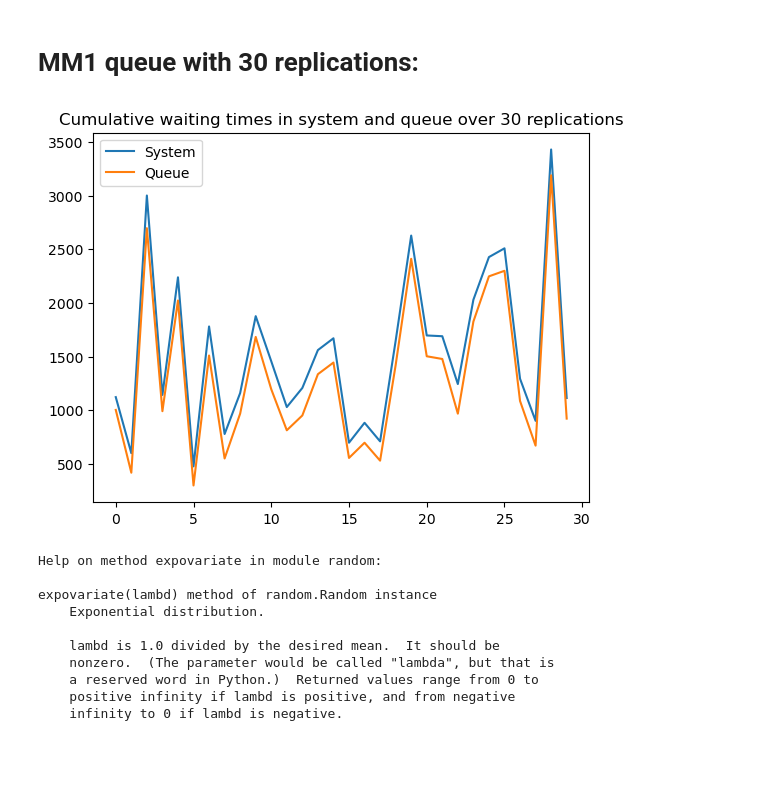
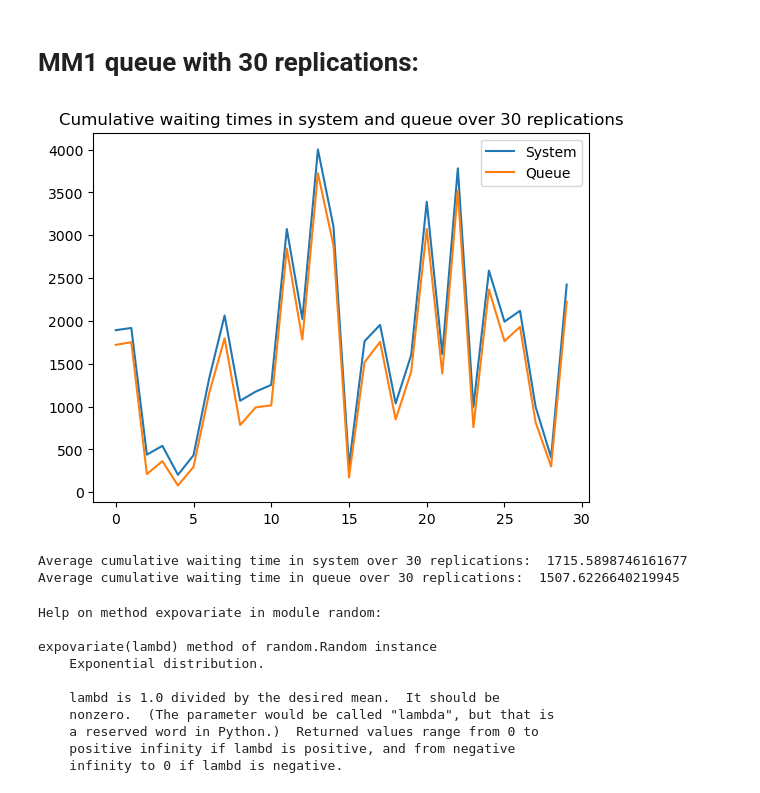
Before and after one commit to melsehna/8520proj1, a Jupyter notebook: model1.ipynb, the cells around one changed output. Saved outputs shown, nothing was run; the diff lists cells and outputs as text; code cells hidden in the pictures; blank space fills up the shorter version.

```diff
--- a/model1.ipynb
+++ b/model1.ipynb
@@ -72,34 +72,44 @@ while replications <= 30:
                                 next_dep = float('inf')
         else:
                 cumulative_time_sys.append(waiting_time_sys)
                 cumulative_time_queue.append(waiting_time_queue)
                 t = 0
                 next_arrival = 0
                 next_dep = 0
                 util = 0
                 queue = 0
                 waiting_time_queue = 0
                 waiting_time_sys = 0
                 replications += 1
 
 # print(cumulative_time_sys, cumulative_time_queue)
 
 """
 # Plot histograms of arrival and departure times to verify distribution
 plt.hist(arrival_times, label='Arrival Times')
 plt.hist(departure_times, label='Departure Times')
 plt.legend(['Arrival', 'Departure'])
 plt.show()
 """
 
 # Plot cumulative waiting times across replications
 plt.plot(cumulative_time_sys, label='Cumulative Waiting Times in System')
 plt.plot(cumulative_time_queue, label='Cumulative Waiting Times in Queue')
 plt.legend(['System', 'Queue'])
 plt.title('Cumulative waiting times in system and queue over 30 replications')
 plt.show()
+
+# Calculate average cumulative waiting times in system and queue over 30 replications
+avg_cumulative_time_sys = sum(cumulative_time_sys) / len(cumulative_time_sys)
+avg_cumulative_time_queue = sum(cumulative_time_queue) / len(cumulative_time_queue)
+print('Average cumulative waiting time in system over 30 replications: ',
+      avg_cumulative_time_sys)
+print('Average cumulative waiting time in queue over 30 replications: ',
+        avg_cumulative_time_queue)
 # %% [output]
-[figure, old version]
+[figure, new version]
+Average cumulative waiting time in system over 30 replications:  1715.5898746161677
+Average cumulative waiting time in queue over 30 replications:  1507.6226640219945
 # %%
 help(random.expovariate)
 # %% [output]
```
Also changed, not shown: parts of 2 cells of this notebook.
